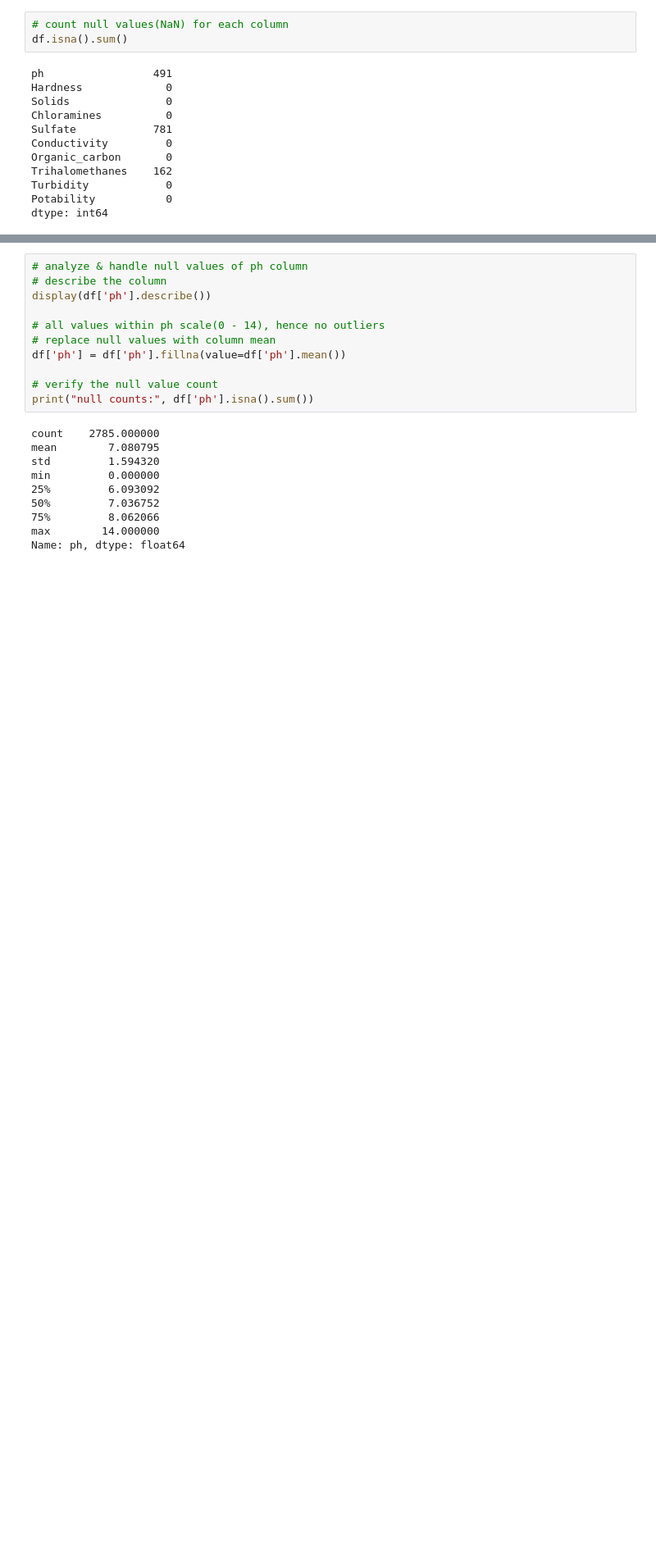
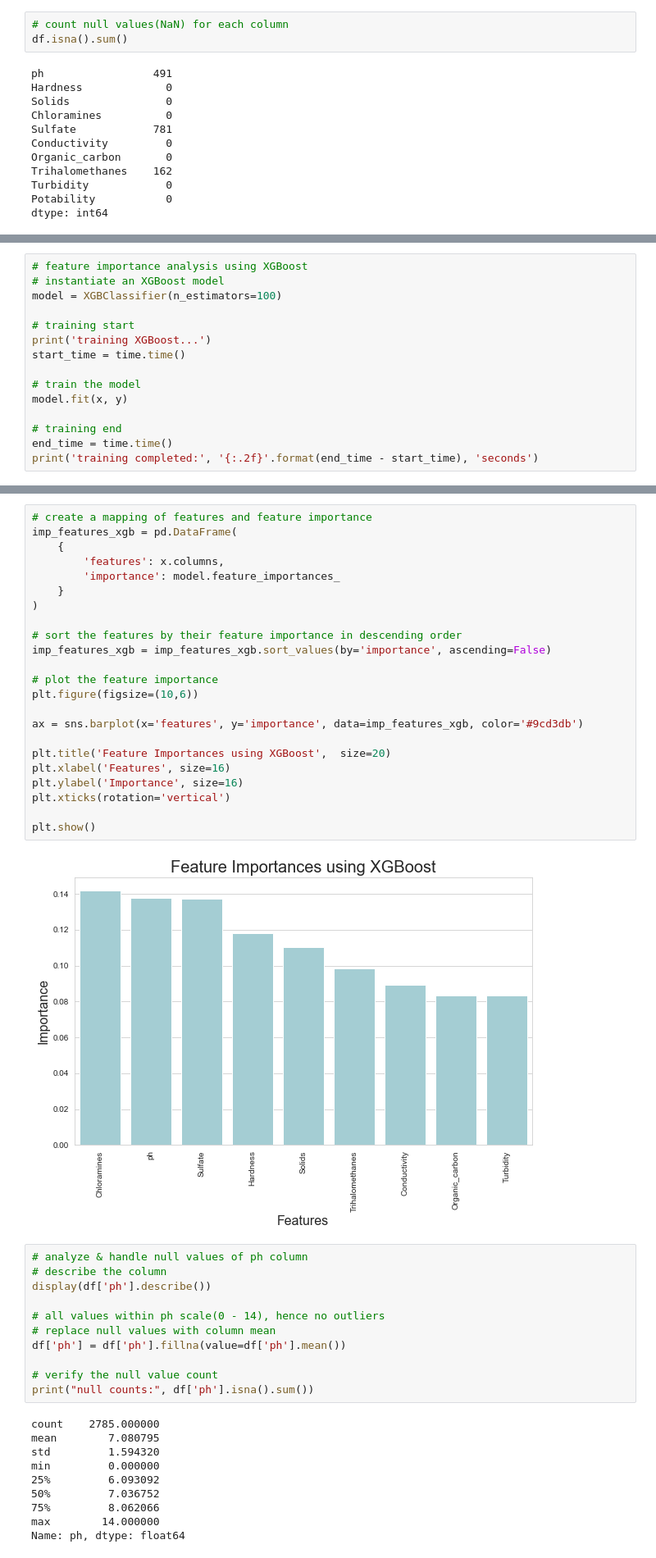
Before and after one commit to leoAshu/water-quality-assessment, a Jupyter notebook: notebooks/eda_master.ipynb, the cells around one changed output, grey strips where cells are left out. Shown at 82% size. Drawn from its saved outputs; the diff is of its cells as text; blank space fills up the shorter version.

Commit message:
adds code for peforming feature importance analysis using xgboost

```diff
--- a/notebooks/eda_master.ipynb
+++ b/notebooks/eda_master.ipynb
@@ -72,0 +100,15 @@ dtype: int64
+# %%
+# feature importance analysis using XGBoost
+# instantiate an XGBoost model
+model = XGBClassifier(n_estimators=100)
+
+# training start
+print('training XGBoost...')
+start_time = time.time()
+
+# train the model
+model.fit(x, y)
+
+# training end
+end_time = time.time()
+print('training completed:', '{:.2f}'.format(end_time - start_time), 'seconds')
@@ -73,3 +118,28 @@ dtype: int64
+# %%
+# create a mapping of features and feature importance
+imp_features_xgb = pd.DataFrame(
+    {
+        'features': x.columns,
+        'importance': model.feature_importances_
+    }
+)
+
+# sort the features by their feature importance in descending order
+imp_features_xgb = imp_features_xgb.sort_values(by='importance', ascending=False)
+
+# plot the feature importance
+plt.figure(figsize=(10,6))
+
+ax = sns.barplot(x='features', y='importance', data=imp_features_xgb, color='#9cd3db')
+
+plt.title('Feature Importances using XGBoost',  size=20)
+plt.xlabel('Features', size=16)
+plt.ylabel('Importance', size=16)
+plt.xticks(rotation='vertical')
+
+plt.show()
+# %% [output]
+[figure, added]
 # %%
 # analyze & handle null values of ph column
 # describe the column
```
Also changed, not shown: parts of 6 cells of this notebook.
